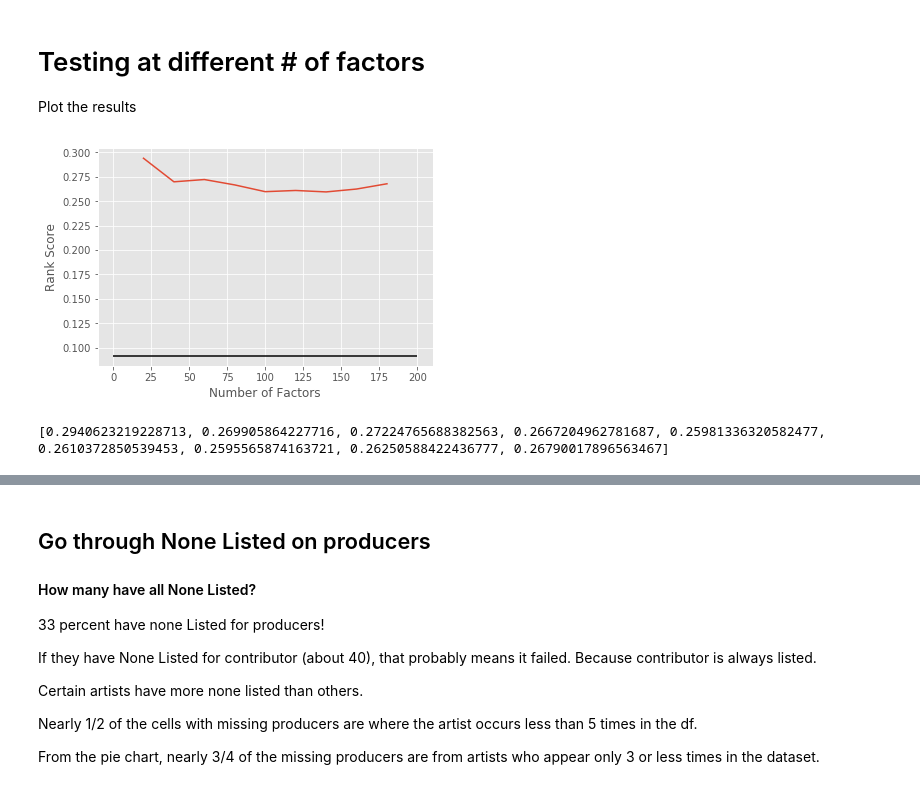
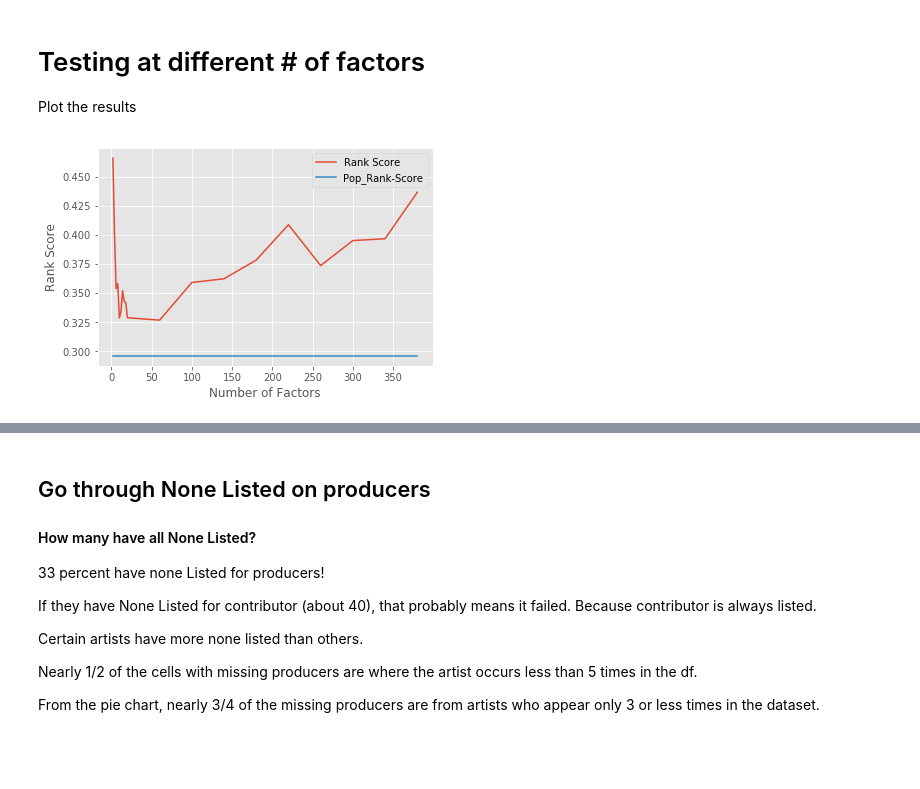
Before and after one commit to Jesse-Kerr/recordmender, a Jupyter notebook: model_understanding.ipynb, the cells around one changed output, grey strips where cells are left out. Drawn from its saved outputs; the diff is of its cells as text; code cells hidden in the pictures; blank space fills up the shorter version.

Commit message:
grid searching factors

```diff
--- a/model_understanding.ipynb
+++ b/model_understanding.ipynb
@@ -100,0 +106,3 @@ prod_artist, df = from_mongo_collection_to_utility_matrix(db.main_redo)
+# %%
+user_art = turn_df_to_util_mat_at_limits(
+    df, 'new_song_producer', 'new_song_artist')
@@ -154,7 +119,7 @@ test.iloc[2924, 131]
 # %%
-user_inds, item_inds = get_indices_of_test_set_values(prod_artist, 10)
+user_inds, item_inds = get_indices_of_test_set_values(user_art, 5)
 
-train, test = make_train_set_and_test_set(user_inds, item_inds, prod_artist)
+train, test = make_train_set_and_test_set(user_inds, item_inds, user_art)
 # %% [markdown]
 ## Fit model on training data
 
@@ -349,6 +185,7 @@ def get_pop_rank_score(test, item_inds, denominator):
 # %%
-rank_score = get_rank_score_from_train_test_model(train, test, denominator, user_inds, item_inds, rui, 100)
-pop_rank_score = get_pop_rank_score(test, item_inds, denominator)
+rank_score, pop_rank_score = get_rank_and_pop_score_from_train_test_model(
+    train, test, user_inds, item_inds, 400)
+
 print(
 "Model rank score: {} \n\
 Popularity rank score: {}".format(rank_score, pop_rank_score))
@@ -362,23 +199,29 @@ My model does not do as well as popularity unfortunately.
 # Testing at different # of factors
 
 Plot the results
-# %%
-denominator = get_denominator_for_rank_algorithm(user_inds, item_inds, test)
-rui = get_rui(test, user_inds, item_inds)
-
-rank_scores = []
-
-for factors in range(20, 200, 20):
-    rank_score = get_rank_score_from_train_test_model(train, test, denominator, user_inds, item_inds, rui, factors)
-    rank_scores.append(rank_score)
-# %%
-fig, ax = plt.subplots()
-ax.plot(range(20, 200, 20), rank_scores)
-ax.hlines(pop_rank_score, 0, 200)
-_ = ax.set(ylabel = "Rank Score", xlabel = "Number of Factors")
-# %% [output]
-[figure, removed]
-# %%
-print(rank_scores)
-# %% [output]
-[0.2940623219228713, 0.269905864227716, 0.27224765688382563, 0.2667204962781687, 0.25981336320582477, 0.2610372850539453, 0.2595565874163721, 0.26250588422436777, 0.26790017896563467]
+# %%
+# Look up factors between 2 and 400
+
+import itertools
+
+a = list(range(2, 20, 2))
+b = list(range(20,400, 40))
+factors = a + b
+vals = []
+
+for factor in factors:
+
+    rank_score, pop_rank_score = get_rank_and_pop_score_from_train_test_model(
+    train, test, user_inds, item_inds, factor)
+
+    vals.append([factor, rank_score, pop_rank_score])
+
+fig, ax = plt.subplots()
+
+ax.plot(factors, [val[1] for val in vals], label = "Rank Score")
+ax.plot(factors, [val[2] for val in vals], label = "Pop_Rank-Score")
+ax.legend(loc = 'best')
+#ax.a
+_ = ax.set(ylabel = "Rank Score", xlabel = "Number of Factors")
+# %% [output]
+[figure, added]
```
Also changed, not shown: parts of 25 cells of this notebook.
